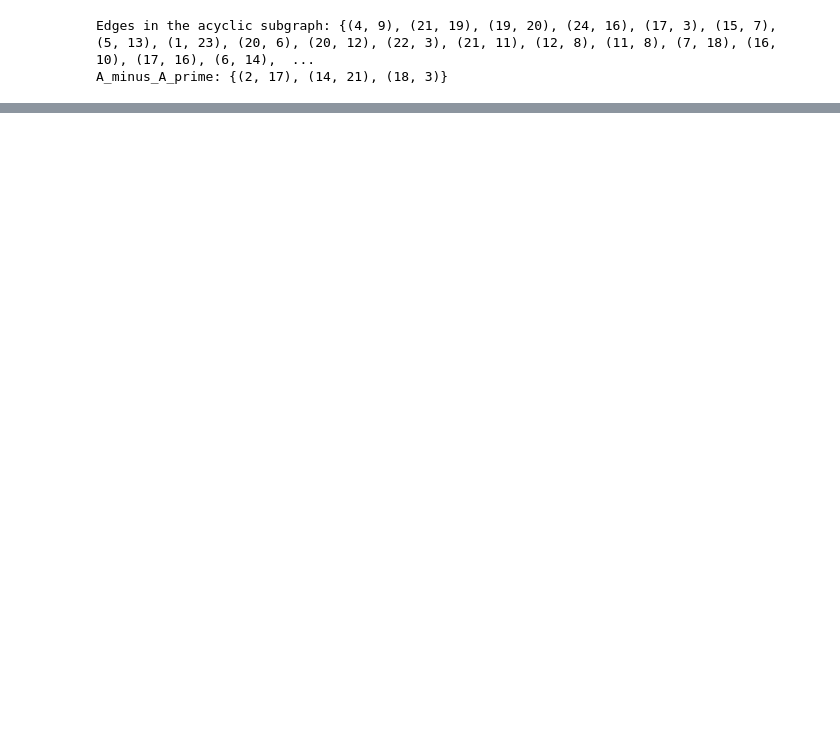
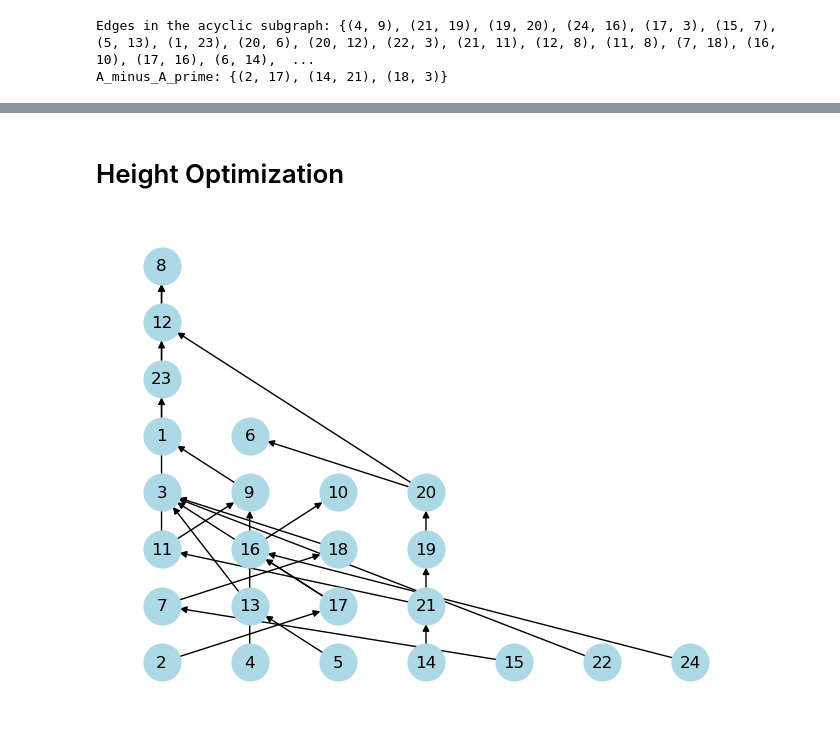
Before and after one commit to mauro-vb/graph-visualization-project, a Jupyter notebook: step4.ipynb, the cells around one changed output, grey strips where cells are left out. Drawn from its saved outputs; the diff is of its cells as text; code cells hidden in the pictures; blank space fills up the shorter version.

```diff
--- a/step4.ipynb
+++ b/step4.ipynb
@@ -101,14 +101,14 @@ def rev_feedback_arc_set(G, fas):
 
 def original_graph_without_cycles(G, fas):
     G1 = G.copy()
-    for edge in feedback_arc_set(G, fas):
+    for edge in feedback_arc_set(G):
         u,v = edge
         G1.remove_edge(u,v)
     return G1
 
 def dag_graph(G, fas):
     G_a = G.copy()
-    G1 =original_graph_without_cycles(G_a)
+    G1 =original_graph_without_cycles(G_a, fas)
     for edge in rev_feedback_arc_set(G, fas):
         u,v = edge
         G1.add_edge(u,v)
@@ -224,7 +199,7 @@ G2 = dag_graph(G, fas)
 
 
 original_edges = list()
-for edge in original_graph_without_cycles(G).edges():
+for edge in original_graph_without_cycles(G, fas).edges():
     u,v =edge
     original_edges.append((u,v))
 reversed_edges = list(rev_feedback_arc_set(G, fas))
@@ -394,0 +287,54 @@ KeyboardInterrupt:
+# %% [markdown]
+# Height Optimization
+# %%
+def original_graph_without_cycles(G, fas):
+    G1 = G.copy()
+    for edge in feedback_arc_set(G):
+        u,v = edge
+        G1.remove_edge(u,v)
+    return G1
+
+def layer_assignment(G):
+    layers = {}
+    i = 0
+    G_copy = G.copy()
+
+    while True:
+        S = {v for v, d in G_copy.in_degree() if d == 0}
+        if not S:
+            remaining_nodes = set(G_copy.nodes())
+            if not remaining_nodes:
+                break
+            # Find node with the highest in-degree
+            new_source = max(remaining_nodes, key=lambda x: G_copy.in_degree(x))
+            S = {new_source}
+
+        layers[i] = S
+        G_copy.remove_nodes_from(S)
+        i += 1
+
+    return layers
+
+def draw_layered_graph(G, layers):
+    pos = {}
+    for layer, nodes in layers.items():
+        for i, node in enumerate(sorted(nodes)):
+            pos[node] = (i, -layer)
+
+    nx.draw(G, pos, with_labels=True, node_size=700, node_color='lightblue', arrows=True)
+    plt.gca().invert_yaxis()
+
+
+node_order = [i for i in range(1,len(node_list)+1)]
+fas = feedback_arc_set_ordered(G, node_order)
+
+G_dag = original_graph_without_cycles(G, fas)
+
+layers = layer_assignment(G_dag)
+
+draw_layered_graph(G_dag, layers)
+# reversed_edges = list(rev_feedback_arc_set(G, fas))
+
+plt.show()
+# %% [output]
+[figure, added]
```
Also changed, not shown: parts of 7 cells of this notebook.
